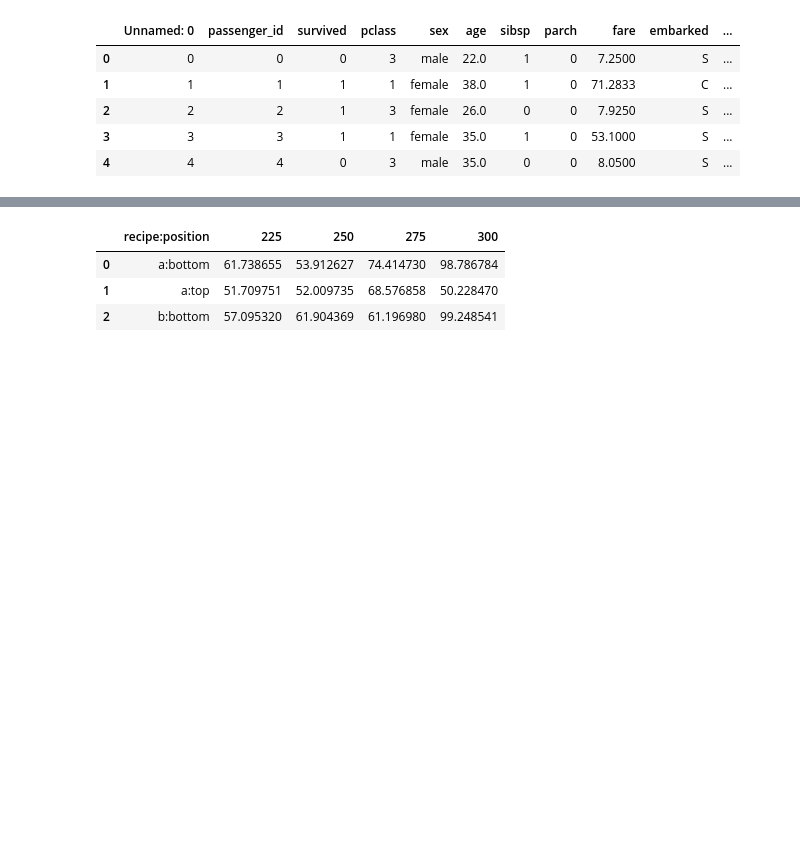
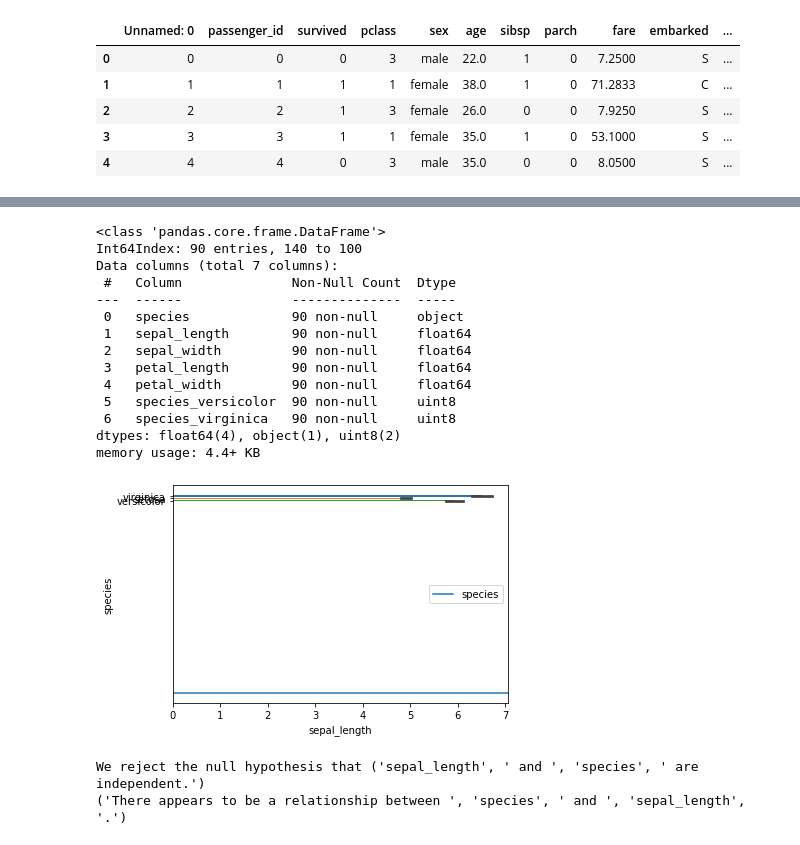
Before and after one commit to Peter-N-Chavez/classification_exercises, a Jupyter notebook: classification_exercises.ipynb, the cells around one changed output, grey strips where cells are left out. Saved outputs shown, nothing was run; the diff lists cells and outputs as text; code cells hidden in the pictures; blank space fills up the shorter version.

Commit message:
Updates to include exploratory analysis exercises.

```diff
--- a/classification_exercises.ipynb
+++ b/classification_exercises.ipynb
@@ -187,9 +209,0 @@ df.head(3)
-# %%
-df = new_cake_df()
-
-df.head(3)
-# %% [output]
-|  | recipe:position | 225 | 250 | 275 | 300 |
-| 0 | a:bottom | 61.738655 | 53.912627 | 74.414730 | 98.786784 |
-| 1 | a:top | 51.709751 | 52.009735 | 68.576858 | 50.228470 |
-| 2 | b:bottom | 57.095320 | 61.904369 | 61.196980 | 99.248541 |
@@ -195,0 +219,25 @@ df.head(3)
+# %%
+train, validate, test = prep_split(prep_iris(new_iris_df()), "species")
+
+train.describe()
+train.info()
+
+cat_analysis(train, "sepal_length", "species")
+# %% [output]
+<class 'pandas.core.frame.DataFrame'>
+Int64Index: 90 entries, 140 to 100
+Data columns (total 7 columns):
+ #   Column              Non-Null Count  Dtype
+---  ------              --------------  -----
+ 0   species             90 non-null     object
+ 1   sepal_length        90 non-null     float64
+ 2   sepal_width         90 non-null     float64
+ 3   petal_length        90 non-null     float64
+ 4   petal_width         90 non-null     float64
+ 5   species_versicolor  90 non-null     uint8
+ 6   species_virginica   90 non-null     uint8
+dtypes: float64(4), object(1), uint8(2)
+memory usage: 4.4+ KB
+[figure, added]
+We reject the null hypothesis that ('sepal_length', ' and ', 'species', ' are independent.')
+('There appears to be a relationship between ', 'species', ' and ', 'sepal_length', '.')
```
Also changed, not shown: parts of 6 cells of this notebook, 3 other files.
